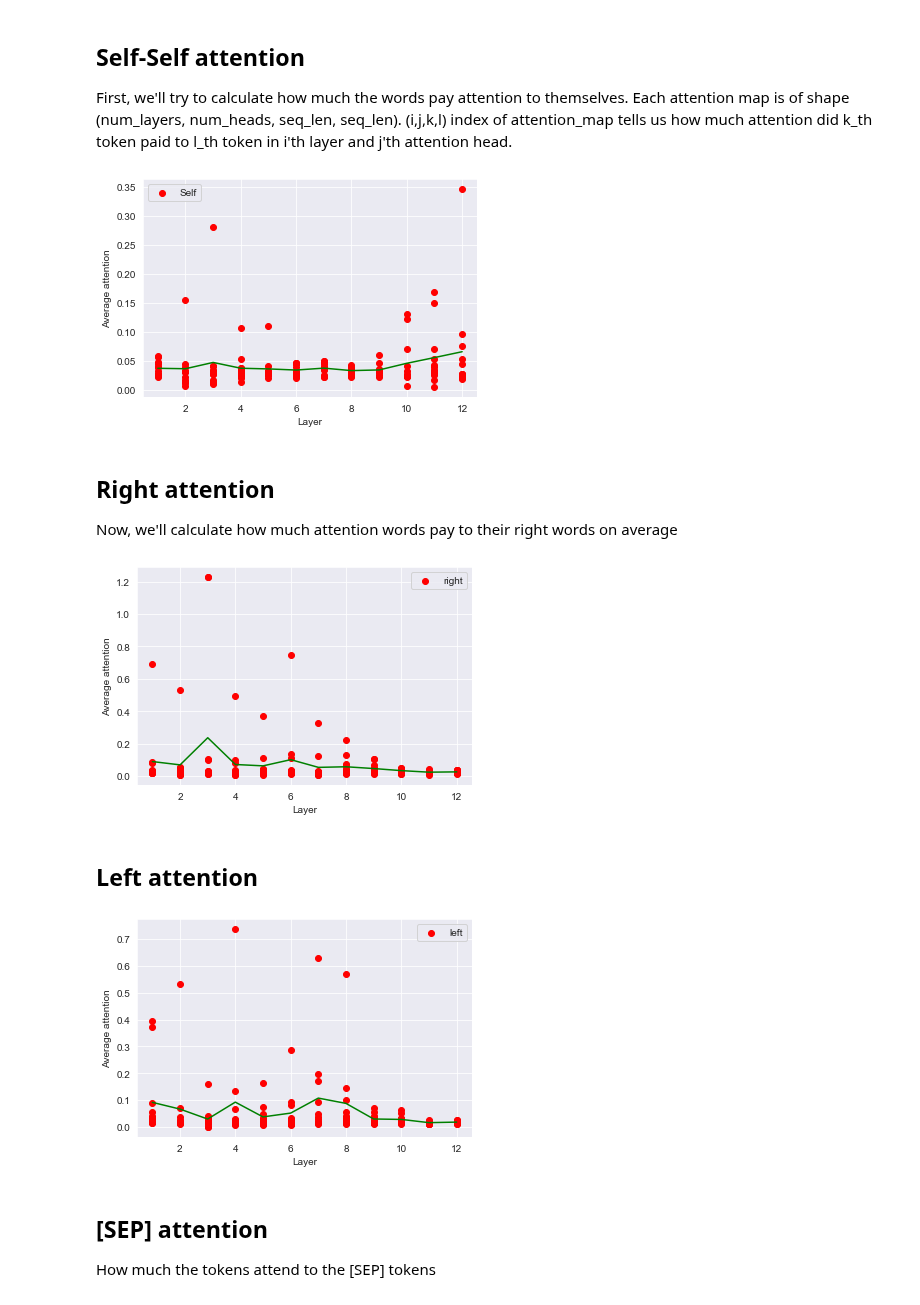
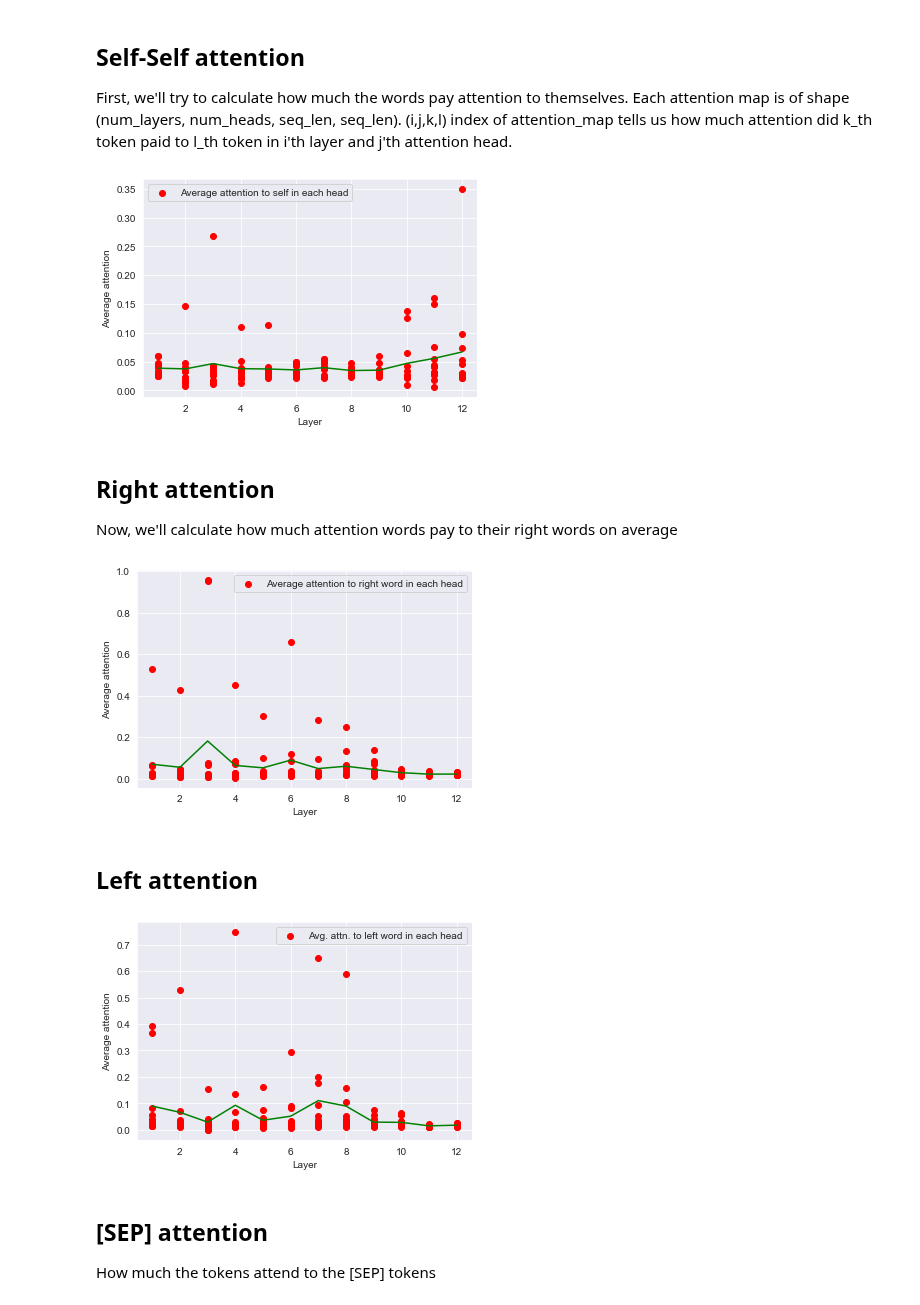
Before and after one commit to Abhimanyu08/Attention_analysis, a Jupyter notebook: general_analysis.ipynb, the cells around one changed output. Saved outputs shown, nothing was run; the diff lists cells and outputs as text; code cells hidden in the pictures.

```diff
--- a/general_analysis.ipynb
+++ b/general_analysis.ipynb
@@ -9,7 +9,7 @@ import seaborn as sns
 sns.set_style("darkgrid")
 # %%
 attn_maps = None
-with open("trial.pickle", 'rb') as file:
+with open("attentions.pickle", 'rb') as file:
     attn_maps = pickle.load(file)
 # %%
 num_docs = len(attn_maps)
@@ -49,9 +49,9 @@ for attn_map in attn_maps:
 # plt.figure(figsize = (10,5))
 ax = plt.subplot(1,1,1)
 
-plot_averages(self_self, ax, "Self", head_color= 'red', avg_color= 'green')
+plot_averages(self_self, ax, "Average attention to self in each head", head_color= 'red', avg_color= 'green')
 # %% [output]
-[figure, old version]
+[figure, new version]
 # %% [markdown]
 ## Right attention
 
@@ -60,13 +60,13 @@ Now, we'll calculate how much attention words pay to their right words on averag
 right = torch.zeros(num_layers, num_layers)
 for attn_map in attn_maps:
     seq_len = attn_map['attention_map'].size(-1)
-    right += torch.diagonal(amap, offset = 1,  dim1 = -2, dim2 = -1).sum(-1).numpy()/(seq_len*num_docs)
+    right += torch.diagonal(attn_map['attention_map'], offset = 1,  dim1 = -2, dim2 = -1).sum(-1).numpy()/(seq_len*num_docs)
 # %%
 # plt.figure(figsize = (10,5))
 ax = plt.subplot(1,1,1)
-plot_averages(right, ax, "right", head_color= 'red', avg_color= 'green')
+plot_averages(right, ax, "Average attention to right word in each head", head_color= 'red', avg_color= 'green')
 # %% [output]
-[figure, old version]
+[figure, new version]
 # %% [markdown]
 ## Left attention
 # %%
@@ -78,9 +78,9 @@ for attn_map in attn_maps:
 # plt.figure(figsize = (10,5))
 ax = plt.subplot(1,1,1)
 
-plot_averages(left, ax, "left", head_color= 'red', avg_color= 'green')
+plot_averages(left, ax, "Avg. attn. to left word in each head", head_color= 'red', avg_color= 'green')
 # %% [output]
-[figure, old version]
+[figure, new version]
 # %% [markdown]
 ## [SEP] attention
 How much the tokens attend to the [SEP] tokens
```
Also changed, not shown: parts of 8 cells of this notebook.
